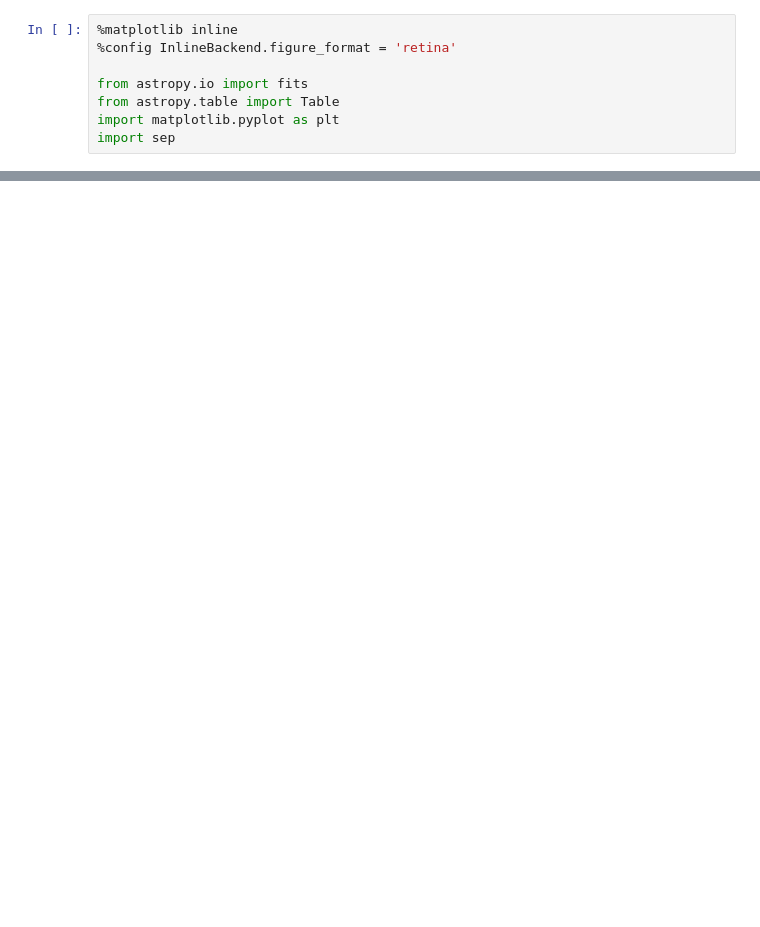
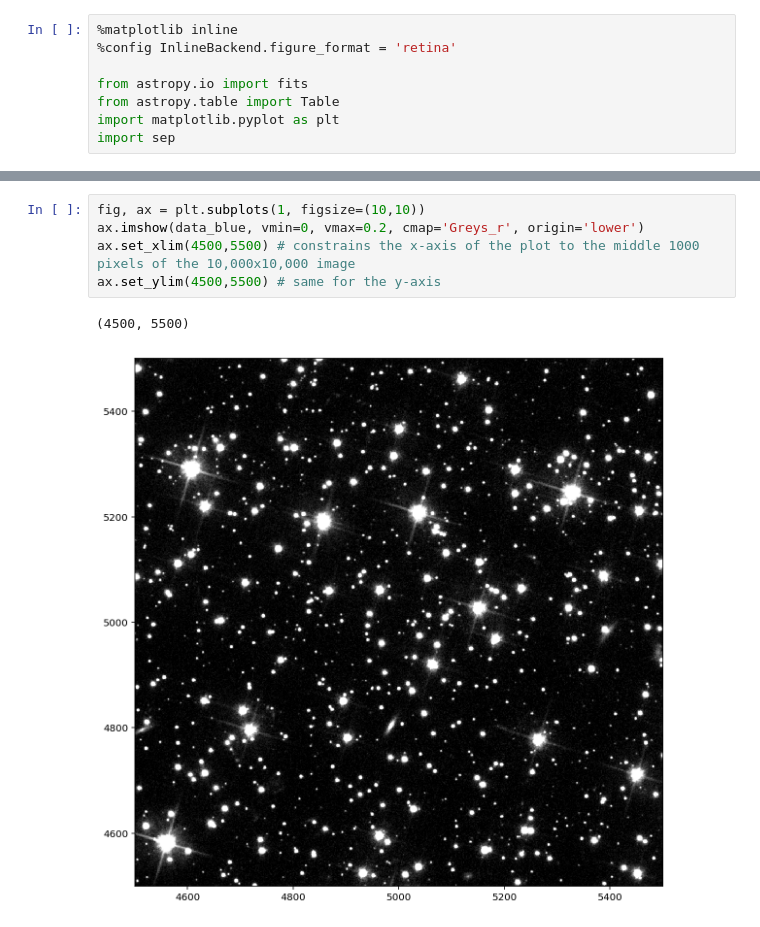
Before and after one commit to meredith-durbin/cmd_project, a Jupyter notebook: Photometry part 1 - finding and extracting stars from an image.ipynb, the cells around one changed output, grey strips where cells are left out. Saved outputs shown, nothing was run; the diff lists cells and outputs as text; blank space fills up the shorter version.

```diff
--- a/Photometry part 1 - finding and extracting stars from an image.ipynb
+++ b/Photometry part 1 - finding and extracting stars from an image.ipynb
@@ -27,0 +50,8 @@ ax.imshow(data_blue, vmin=0, vmax=50, cmap='Greys_r', origin='lower')
+# %%
+fig, ax = plt.subplots(1, figsize=(10,10))
+ax.imshow(data_blue, vmin=0, vmax=0.2, cmap='Greys_r', origin='lower')
+ax.set_xlim(4500,5500) # constrains the x-axis of the plot to the middle 1000 pixels of the 10,000x10,000 image
+ax.set_ylim(4500,5500) # same for the y-axis
+# %% [output]
+(4500, 5500)
+[figure, added]
```
Also changed, not shown: parts of 18 cells of this notebook, 3 other files.
